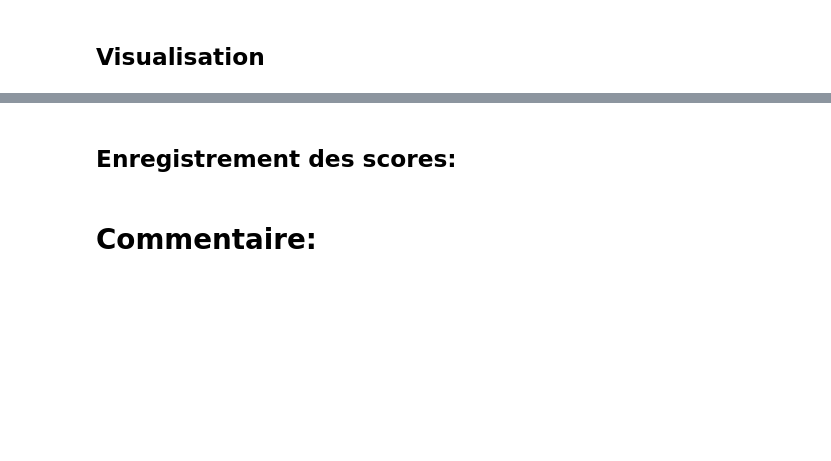
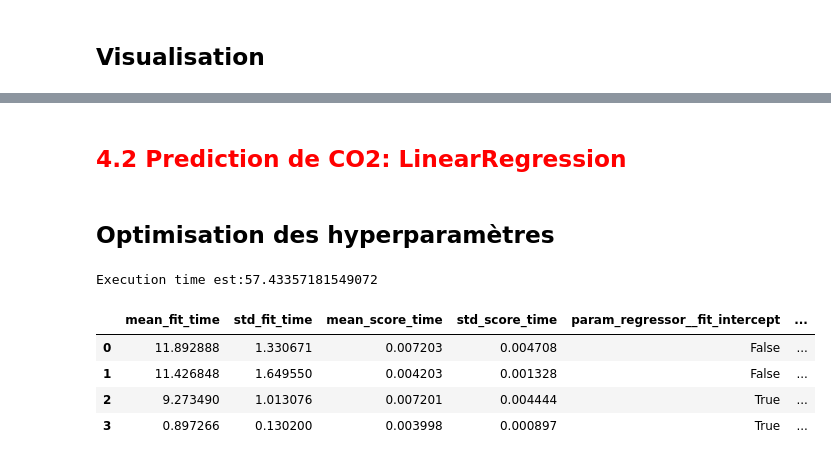
Before and after one commit to sylla2022-arc/Apprentissage-automatique-Regression, a Jupyter notebook: Prediction_Co2/Notebook_2_prediction_Apprentissag_automatique_Regression_CO2.ipynb, the cells around one changed output, grey strips where cells are left out. Cells and saved outputs as stored; diff of their text form; code cells hidden in the pictures; blank space fills up the shorter version.

Commit message:
Ajout prediction par LinearRegression

```diff
--- a/Prediction_Co2/Notebook_2_prediction_Apprentissag_automatique_Regression_CO2.ipynb
+++ b/Prediction_Co2/Notebook_2_prediction_Apprentissag_automatique_Regression_CO2.ipynb
@@ -341,4 +328,35 @@ Text(0.5, 1.0, 'DummyRegressor, prediction de CO2')
+# %% [markdown]
+## <font color="red" id="section_4_2" > 4.2  Prediction de CO2: LinearRegression
 # %% [markdown]
-## Enregistrement des scores:
+## Optimisation des hyperparamètres
-# %% [markdown]
-# Commentaire:
+# %%
+t0 = time.time()
+params_lr = {"regressor__fit_intercept": [False, True],# sur False; les données doivent être centrées
+             "regressor__normalize": [False, True] # s'il fallait normaliser ou pas
+}
+lr_grid_cv = GridSearchCV(TransformedTargetRegressor(regressor = LinearRegression()),
+                          param_grid = params_lr,
+                          cv = 5,
+                          scoring = ('r2',"neg_mean_absolute_error"),
+                          refit = "neg_mean_absolute_error",
+                          return_train_score =True,
+                          n_jobs =-1)
+
+mlr_cv = Pipeline([('preprocessor', preprocessor),
+                        ('grid_searchcv_mlr', lr_grid_cv)
+
+                  ])
+
+mlr_cv.fit(X_train, y_train)
+print("Execution time est:{}".format(time.time() - t0))
+# %% [output]
+Execution time est:57.43357181549072
+# %%
+resultat_mlr = pd.DataFrame.from_dict(mlr_cv.named_steps['grid_searchcv_mlr'].cv_results_)
+resultat_mlr
+# %% [output]
+|  | mean_fit_time | std_fit_time | mean_score_time | std_score_time | param_regressor__fit_intercept | ... |
+| 0 | 11.892888 | 1.330671 | 0.007203 | 0.004708 | False | ... |
+| 1 | 11.426848 | 1.649550 | 0.004203 | 0.001328 | False | ... |
+| 2 | 9.273490 | 1.013076 | 0.007201 | 0.004444 | True | ... |
+| 3 | 0.897266 | 0.130200 | 0.003998 | 0.000897 | True | ... |
```
Also changed, not shown: parts of 34 cells of this notebook, 2 other files.
